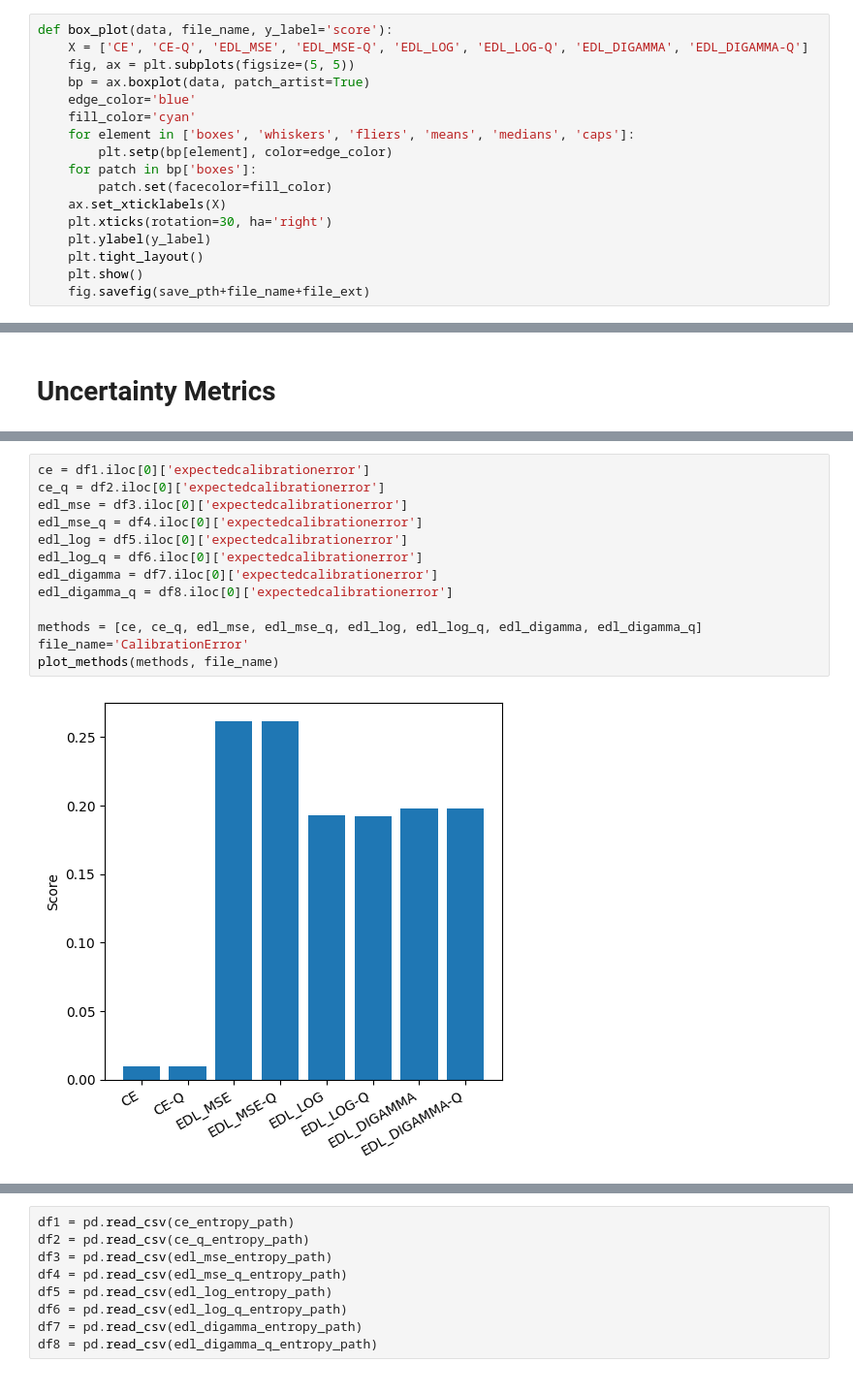
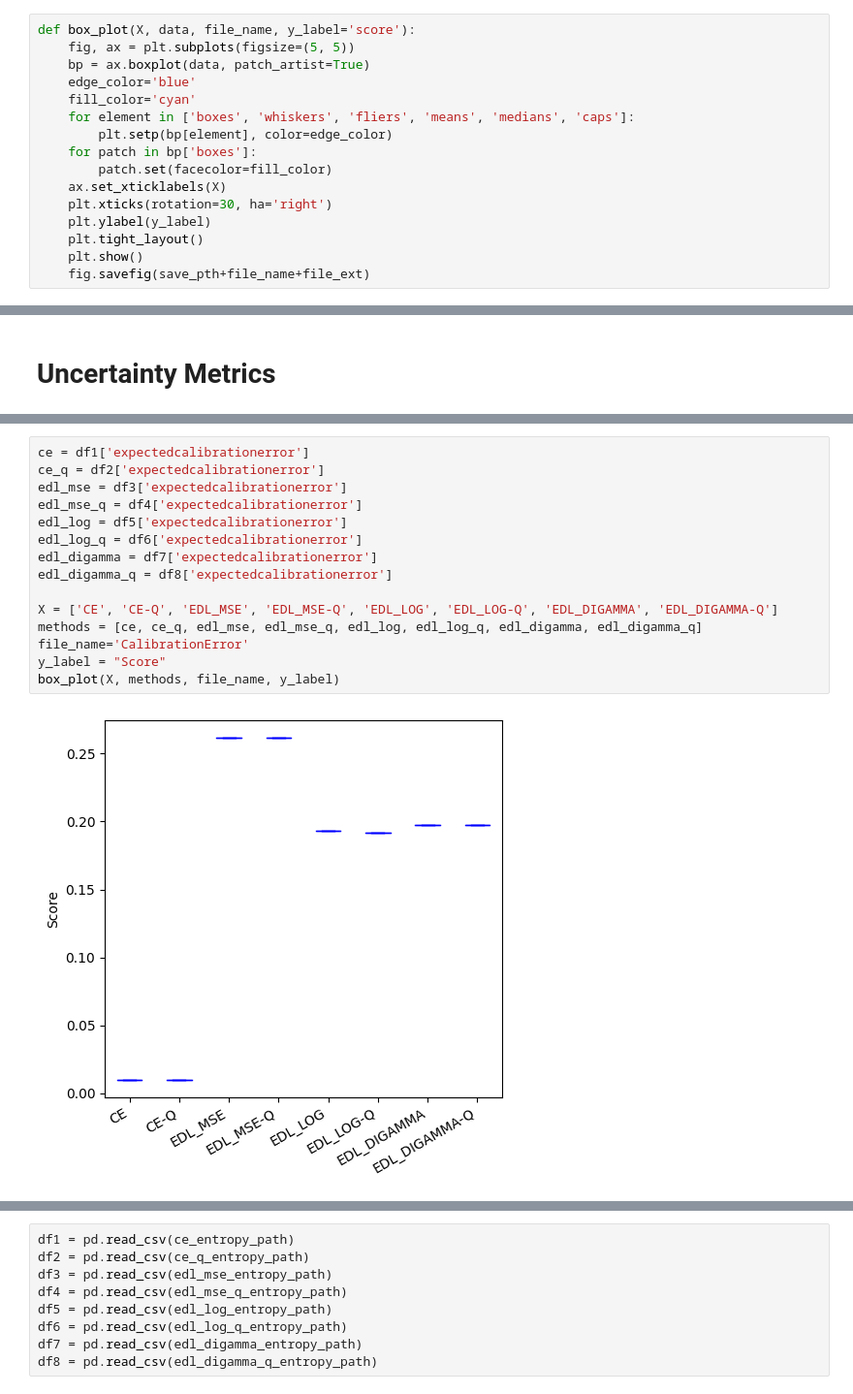
Before and after one commit to RnDProjectsDeebul/MohanRajRnD, a Jupyter notebook: pipeline/Metrics2- MNIST.ipynb, the cells around one changed output, grey strips where cells are left out. Shown: that part at 97% size. Drawn from its saved outputs; the diff is of its cells as text.

```diff
--- a/pipeline/Metrics2- MNIST.ipynb
+++ b/pipeline/Metrics2- MNIST.ipynb
@@ -158,8 +174,7 @@ def plot_methods(methods, file_name):
     plt.show()
     fig.savefig(save_pth+file_name+file_ext)
 # %%
-def box_plot(data, file_name, y_label='score'):
-    X = ['CE', 'CE-Q', 'EDL_MSE', 'EDL_MSE-Q', 'EDL_LOG', 'EDL_LOG-Q', 'EDL_DIGAMMA', 'EDL_DIGAMMA-Q']
+def box_plot(X, data, file_name, y_label='score'):
     fig, ax = plt.subplots(figsize=(5, 5))
     bp = ax.boxplot(data, patch_artist=True)
     edge_color='blue'
@@ -323,15 +348,17 @@ plot_methods(methods, file_name)
 # %%
-ce = df1.iloc[0]['expectedcalibrationerror']
-ce_q = df2.iloc[0]['expectedcalibrationerror']
-edl_mse = df3.iloc[0]['expectedcalibrationerror']
-edl_mse_q = df4.iloc[0]['expectedcalibrationerror']
-edl_log = df5.iloc[0]['expectedcalibrationerror']
-edl_log_q = df6.iloc[0]['expectedcalibrationerror']
-edl_digamma = df7.iloc[0]['expectedcalibrationerror']
-edl_digamma_q = df8.iloc[0]['expectedcalibrationerror']
+ce = df1['expectedcalibrationerror']
+ce_q = df2['expectedcalibrationerror']
+edl_mse = df3['expectedcalibrationerror']
+edl_mse_q = df4['expectedcalibrationerror']
+edl_log = df5['expectedcalibrationerror']
+edl_log_q = df6['expectedcalibrationerror']
+edl_digamma = df7['expectedcalibrationerror']
+edl_digamma_q = df8['expectedcalibrationerror']
 
+X = ['CE', 'CE-Q', 'EDL_MSE', 'EDL_MSE-Q', 'EDL_LOG', 'EDL_LOG-Q', 'EDL_DIGAMMA', 'EDL_DIGAMMA-Q']
 methods = [ce, ce_q, edl_mse, edl_mse_q, edl_log, edl_log_q, edl_digamma, edl_digamma_q]
 file_name='CalibrationError'
-plot_methods(methods, file_name)
+y_label = "Score"
+box_plot(X, methods, file_name, y_label)
 # %% [output]
-[figure, old version]
+[figure, new version]
```
Also changed, not shown: parts of 19 cells of this notebook, 40 other files.
